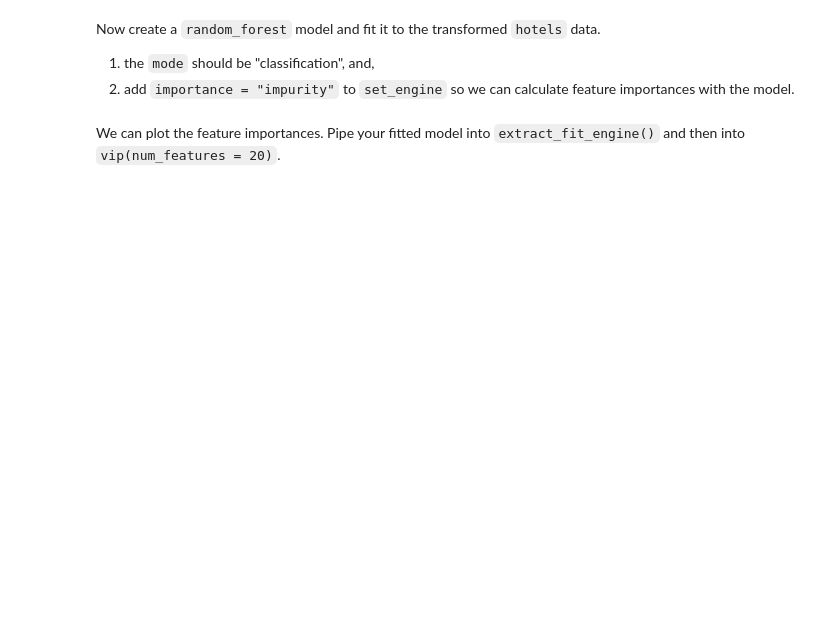
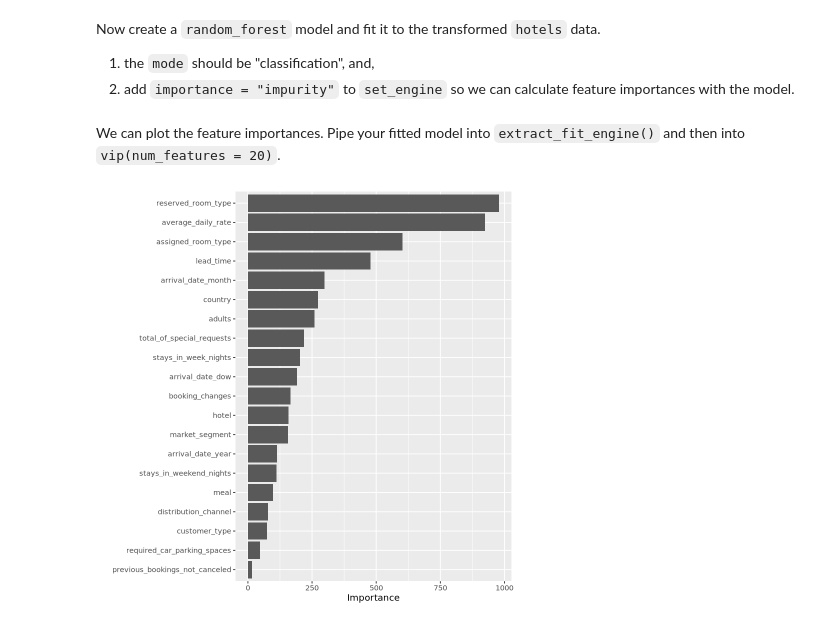
Before and after one commit to tejverma/codespace, a Jupyter notebook: exercises/15-hotel-bookings-exercise.ipynb, the cells around one changed output. Cells and saved outputs as stored; diff of their text form; code cells hidden in the pictures; blank space fills up the shorter version.

```diff
--- a/exercises/15-hotel-bookings-exercise.ipynb
+++ b/exercises/15-hotel-bookings-exercise.ipynb
@@ -80,5 +90,12 @@ Now create a `random_forest` model and fit it to the transformed `hotels` data.
 
 1. the `mode` should be "classification", and,
 2. add `importance = "impurity"` to `set_engine` so we can calculate feature importances with the model.
+# %%
+rf_mod = rand_forest() |> set_engine("ranger", importance = "impurity") |> set_mode("classification")
+rf_fit = rf_mod |> fit(children ~ ., data = juice(rec))
 # %% [markdown]
 We can plot the feature importances. Pipe your fitted model into `extract_fit_engine()` and then into `vip(num_features = 20)`.
+# %%
+rf_fit |> extract_fit_engine() |> vip::vip(num_features = 20)
+# %% [output]
+[figure, added]
```
Also changed, not shown: parts of 4 cells of this notebook.
